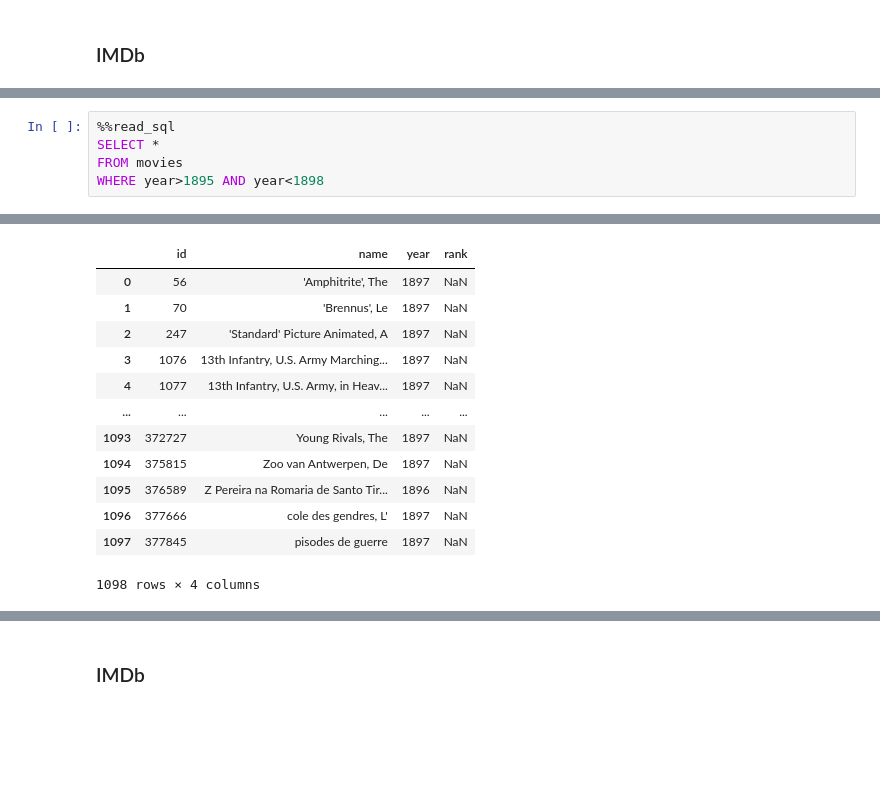
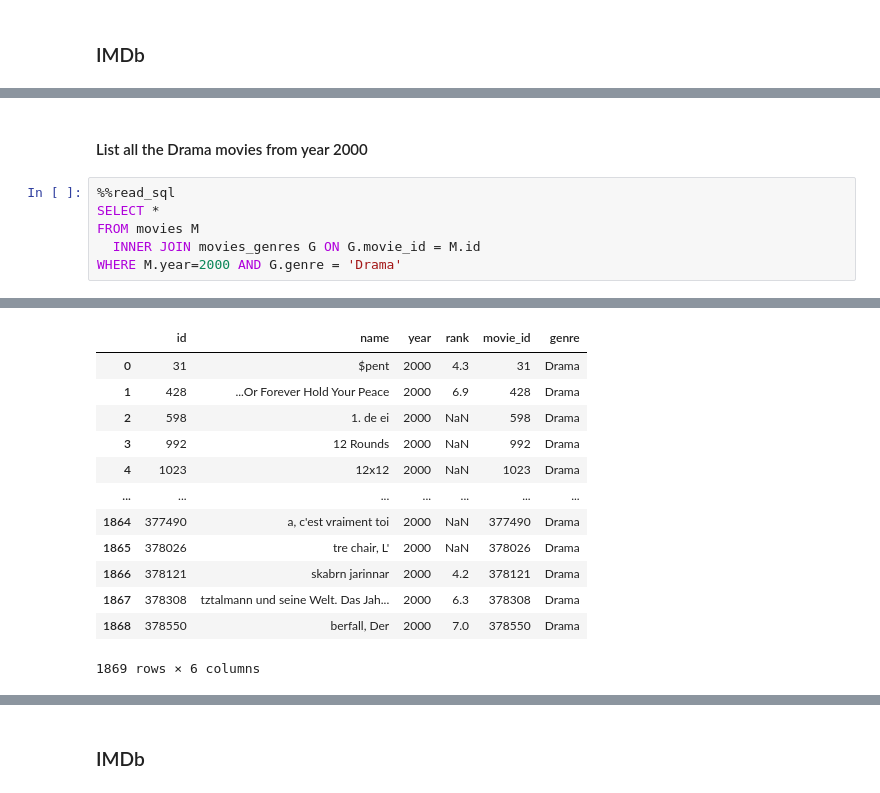
Before and after one commit to ipeirotis/introduction-to-databases, a Jupyter notebook: session4/C-Join_Queries.ipynb, the cells around one changed output, grey strips where cells are left out. Saved outputs shown, nothing was run; the diff lists cells and outputs as text; blank space fills up the shorter version.

```diff
--- a/session4/C-Join_Queries.ipynb
+++ b/session4/C-Join_Queries.ipynb
@@ -223,6 +289,9 @@ Try both using Boolean operators and using the BETWEEN operator
+# %% [markdown]
+#### List all the Drama movies from year 2000
 # %%
 %%read_sql
 SELECT *
-FROM movies
-WHERE year>1895 AND year<1898
+FROM movies M
+  INNER JOIN movies_genres G ON G.movie_id = M.id
+WHERE M.year=2000 AND G.genre = 'Drama'
 # %% [output]
@@ -230,13 +299,13 @@ Query started at 07:30:20 PM UTC; Query executed in 0.00 m
-|  | id | name | year | rank |
-| 0 | 56 | 'Amphitrite', The | 1897 | NaN |
-| 1 | 70 | 'Brennus', Le | 1897 | NaN |
-| 2 | 247 | 'Standard' Picture Animated, A | 1897 | NaN |
-| 3 | 1076 | 13th Infantry, U.S. Army Marching... | 1897 | NaN |
-| 4 | 1077 | 13th Infantry, U.S. Army, in Heav... | 1897 | NaN |
-| ... | ... | ... | ... | ... |
-| 1093 | 372727 | Young Rivals, The | 1897 | NaN |
-| 1094 | 375815 | Zoo van Antwerpen, De | 1897 | NaN |
-| 1095 | 376589 | Z Pereira na Romaria de Santo Tir... | 1896 | NaN |
-| 1096 | 377666 | cole des gendres, L' | 1897 | NaN |
-| 1097 | 377845 | pisodes de guerre | 1897 | NaN |
+|  | id | name | year | rank | movie_id | genre |
+| 0 | 31 | $pent | 2000 | 4.3 | 31 | Drama |
+| 1 | 428 | ...Or Forever Hold Your Peace | 2000 | 6.9 | 428 | Drama |
+| 2 | 598 | 1. de ei | 2000 | NaN | 598 | Drama |
+| 3 | 992 | 12 Rounds | 2000 | NaN | 992 | Drama |
+| 4 | 1023 | 12x12 | 2000 | NaN | 1023 | Drama |
+| ... | ... | ... | ... | ... | ... | ... |
+| 1864 | 377490 | a, c'est vraiment toi | 2000 | NaN | 377490 | Drama |
+| 1865 | 378026 | tre chair, L' | 2000 | NaN | 378026 | Drama |
+| 1866 | 378121 | skabrn jarinnar | 2000 | 4.2 | 378121 | Drama |
+| 1867 | 378308 | tztalmann und seine Welt. Das Jah... | 2000 | 6.3 | 378308 | Drama |
+| 1868 | 378550 | berfall, Der | 2000 | 7.0 | 378550 | Drama |
-1098 rows × 4 columns
+1869 rows × 6 columns
```
Also changed, not shown: parts of 48 cells of this notebook.
